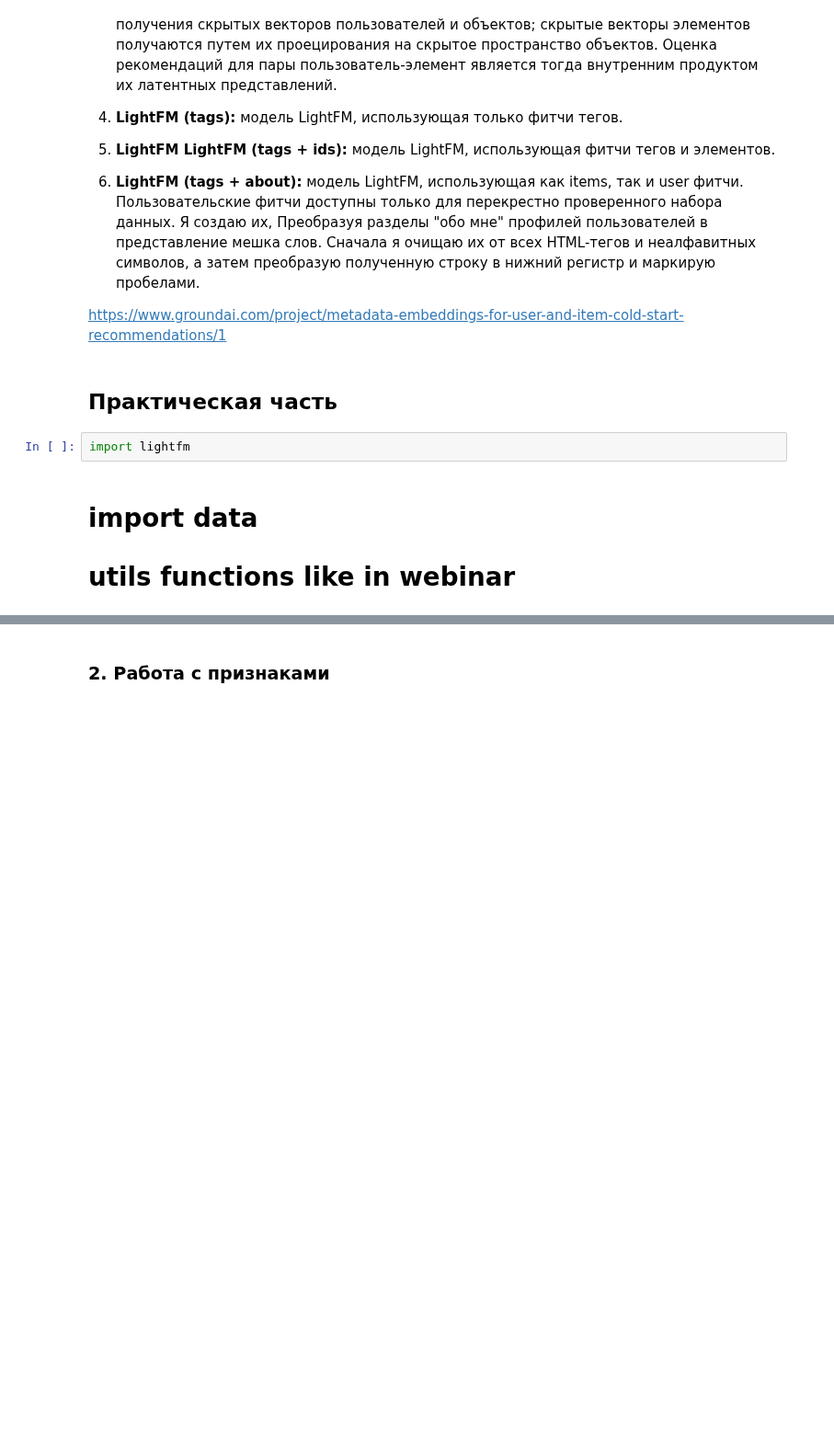
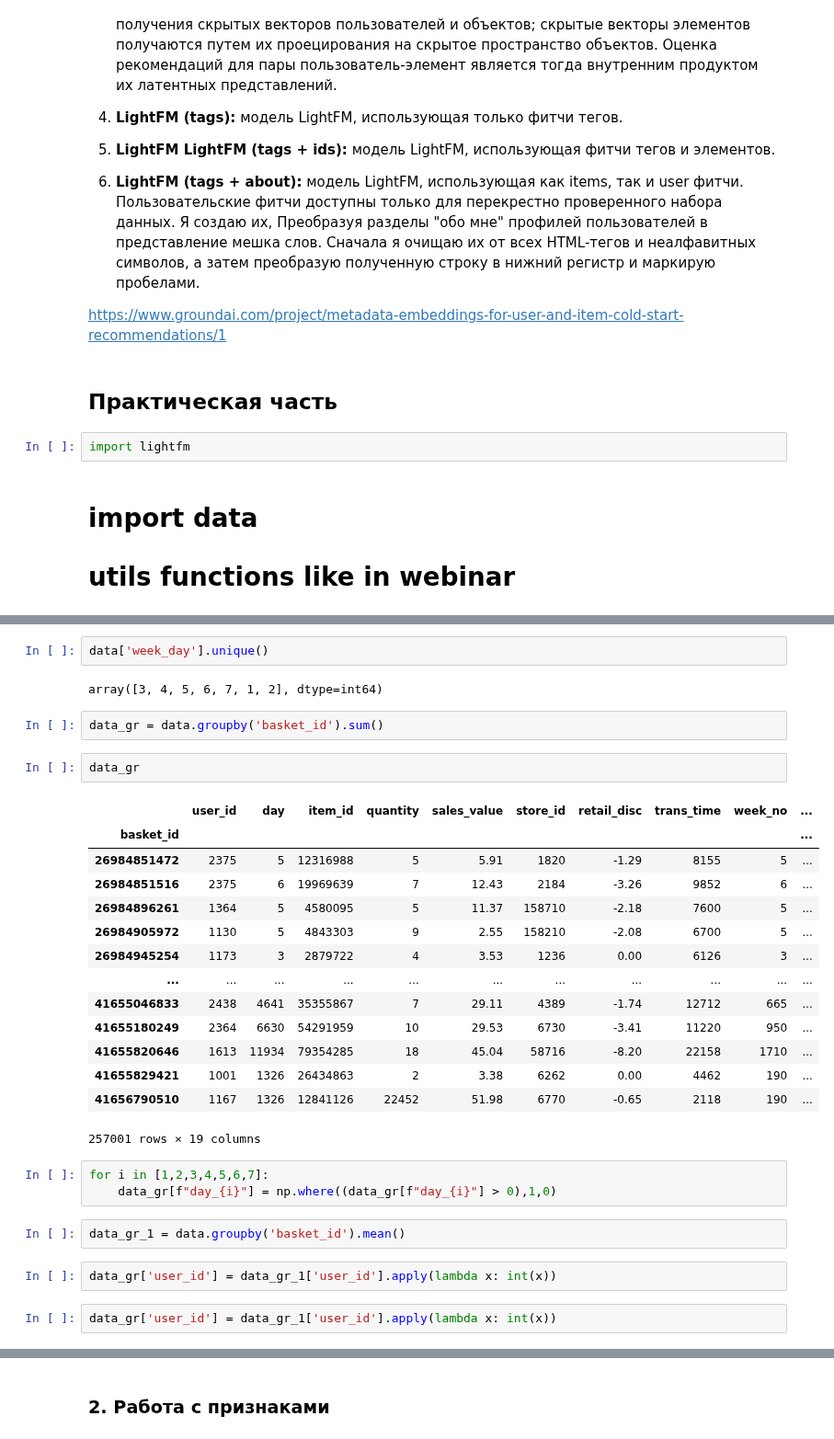
Before and after one commit to evelisko/GB_RegSys, a Jupyter notebook: Lesson_5/HW_RS_Lesson_5.ipynb, the cells around one changed output, grey strips where cells are left out. Shown at 92% size. Saved outputs shown, nothing was run; the diff lists cells and outputs as text; blank space fills up the shorter version.

```diff
--- a/Lesson_5/HW_RS_Lesson_5.ipynb
+++ b/Lesson_5/HW_RS_Lesson_5.ipynb
@@ -90,0 +287,32 @@ import lightfm
+# %%
+data['week_day'].unique()
+# %% [output]
+array([3, 4, 5, 6, 7, 1, 2], dtype=int64)
+# %%
+data_gr = data.groupby('basket_id').sum()
+# %%
+data_gr
+# %% [output]
+|  | user_id | day | item_id | quantity | sales_value | store_id | retail_disc | trans_time | week_no | ... |
+| basket_id |  |  |  |  |  |  |  |  |  | ... |
+| 26984851472 | 2375 | 5 | 12316988 | 5 | 5.91 | 1820 | -1.29 | 8155 | 5 | ... |
+| 26984851516 | 2375 | 6 | 19969639 | 7 | 12.43 | 2184 | -3.26 | 9852 | 6 | ... |
+| 26984896261 | 1364 | 5 | 4580095 | 5 | 11.37 | 158710 | -2.18 | 7600 | 5 | ... |
+| 26984905972 | 1130 | 5 | 4843303 | 9 | 2.55 | 158210 | -2.08 | 6700 | 5 | ... |
+| 26984945254 | 1173 | 3 | 2879722 | 4 | 3.53 | 1236 | 0.00 | 6126 | 3 | ... |
+| ... | ... | ... | ... | ... | ... | ... | ... | ... | ... | ... |
+| 41655046833 | 2438 | 4641 | 35355867 | 7 | 29.11 | 4389 | -1.74 | 12712 | 665 | ... |
+| 41655180249 | 2364 | 6630 | 54291959 | 10 | 29.53 | 6730 | -3.41 | 11220 | 950 | ... |
+| 41655820646 | 1613 | 11934 | 79354285 | 18 | 45.04 | 58716 | -8.20 | 22158 | 1710 | ... |
+| 41655829421 | 1001 | 1326 | 26434863 | 2 | 3.38 | 6262 | 0.00 | 4462 | 190 | ... |
+| 41656790510 | 1167 | 1326 | 12841126 | 22452 | 51.98 | 6770 | -0.65 | 2118 | 190 | ... |
+257001 rows × 19 columns
+# %%
+for i in [1,2,3,4,5,6,7]:
+    data_gr[f"day_{i}"] = np.where((data_gr[f"day_{i}"] > 0),1,0)
+# %%
+data_gr_1 = data.groupby('basket_id').mean()
+# %%
+data_gr['user_id'] = data_gr_1['user_id'].apply(lambda x: int(x))
+# %%
+data_gr['user_id'] = data_gr_1['user_id'].apply(lambda x: int(x))
```
Also changed, not shown: parts of 51 cells of this notebook.
